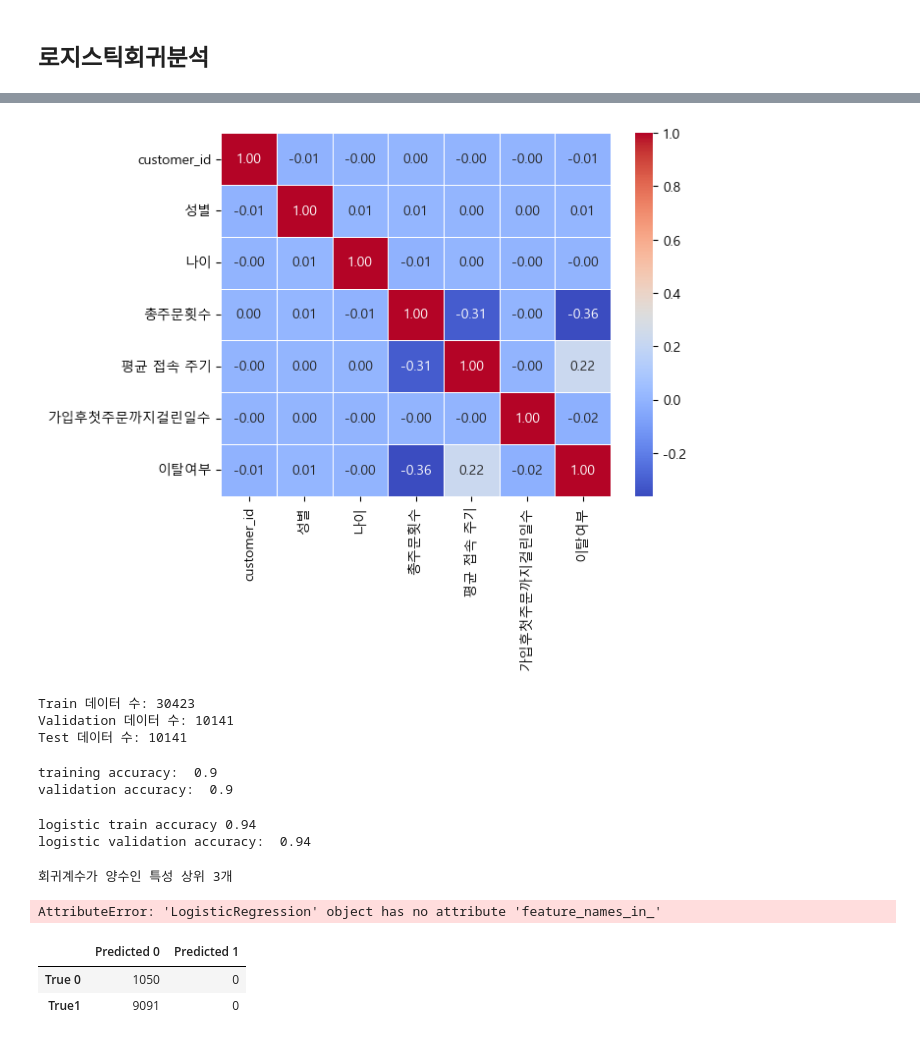
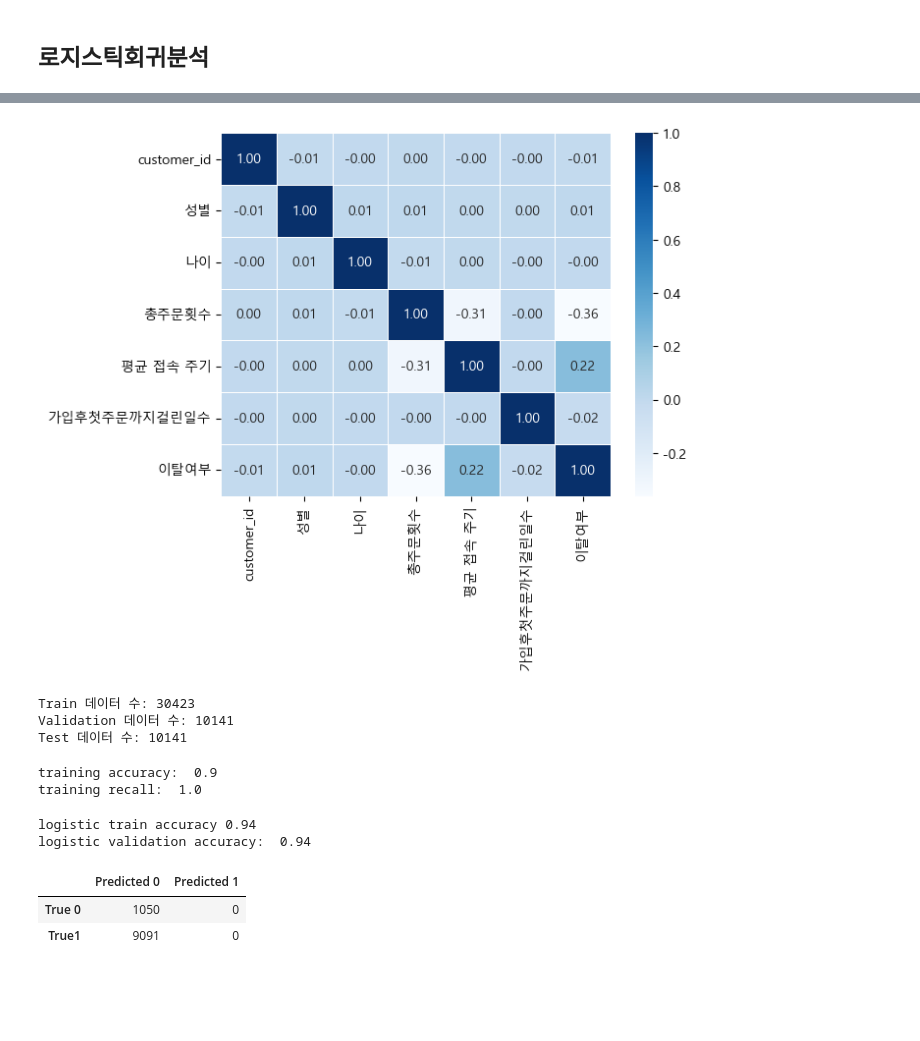
Before and after one commit to KIMJEONGSU/ecommerce, a Jupyter notebook: model/model.ipynb, the cells around one changed output, grey strips where cells are left out. Drawn from its saved outputs; the diff is of its cells as text; code cells hidden in the pictures; blank space fills up the shorter version.

```diff
--- a/model/model.ipynb
+++ b/model/model.ipynb
@@ -151,7 +170,7 @@ logi_df = df_c[['customer_id','성별','나이','총주문횟수','평균 접속
 # %%
-heatmap = sns.heatmap(logi_df.corr(), annot=True, cmap='coolwarm', linewidths=0.5, fmt=".2f")
+heatmap = sns.heatmap(logi_df.corr(), annot=True, cmap='Blues', linewidths=0.5, fmt=".2f")
 # %% [output]
-[figure, old version]
+[figure, new version]
 # %%
 # train, val, test set 나누기
 from sklearn.model_selection import StratifiedKFold
@@ -183,6 +202,7 @@ Train 데이터 수: 30423
 Validation 데이터 수: 10141
 Test 데이터 수: 10141
 # %%
+from sklearn.metrics import classification_report, recall_score, precision_score, f1_score
 #y_train의 최빈값.
 # 기준모델
 base_major = y_train.mode()[0]
@@ -190,13 +210,14 @@ y_pred_base = [base_major] * len(y_train)
 
 # 기준모델의 정확도
 print("training accuracy: ", accuracy_score(y_train, y_pred_base).round(2))
+print("training recall: ", recall_score(y_train, y_pred_base).round(2))
 
 # 검증세트의 정확도
 y_pred_base_val = [base_major] * len(y_val)
 print("validation accuracy: ", accuracy_score(y_val, y_pred_base_val).round(2))
 # %% [output]
 training accuracy:  0.9
-validation accuracy:  0.9
+training recall:  1.0
 # %%
 # 로지스틱회귀는 패널티가 적용되는 정규화모델이라서 표준화필수
 scaler = StandardScaler()
@@ -217,14 +238,6 @@ print("logistic validation accuracy: ", accuracy_score(y_val, y_val_pred).round(
 # %% [output]
 logistic train accuracy 0.94
 logistic validation accuracy:  0.94
-# %%
-print('회귀계수가 양수인 특성 상위 3개')
-print(pd.Series(logistic.coef_[0], logistic.feature_names_in_).sort_values(ascending=False).head(3), '\n')
-print('회귀계수가 음수인 특성 하위 3개')
-print(pd.Series(logistic.coef_[0], logistic.feature_names_in_).sort_values(ascending=False).tail(3))
-# %% [output]
-회귀계수가 양수인 특성 상위 3개
-AttributeError: 'LogisticRegression' object has no attribute 'feature_names_in_'
 # %%
 y_true0 = y_val.value_counts()[0]
 y_true1 = y_val.value_counts()[1]
```
Also changed, not shown: parts of 11 cells of this notebook.
